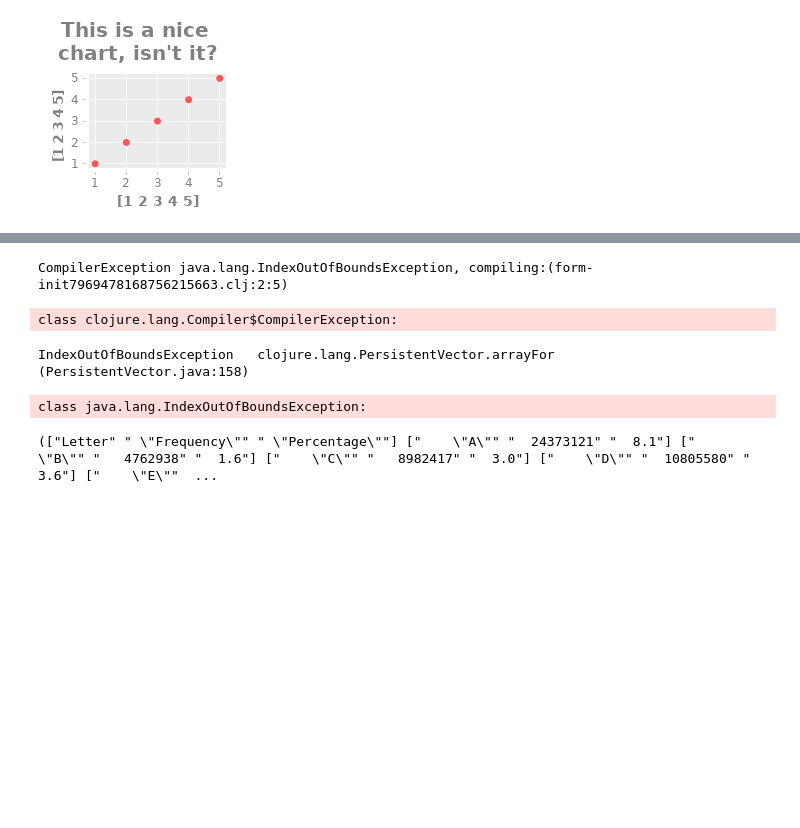
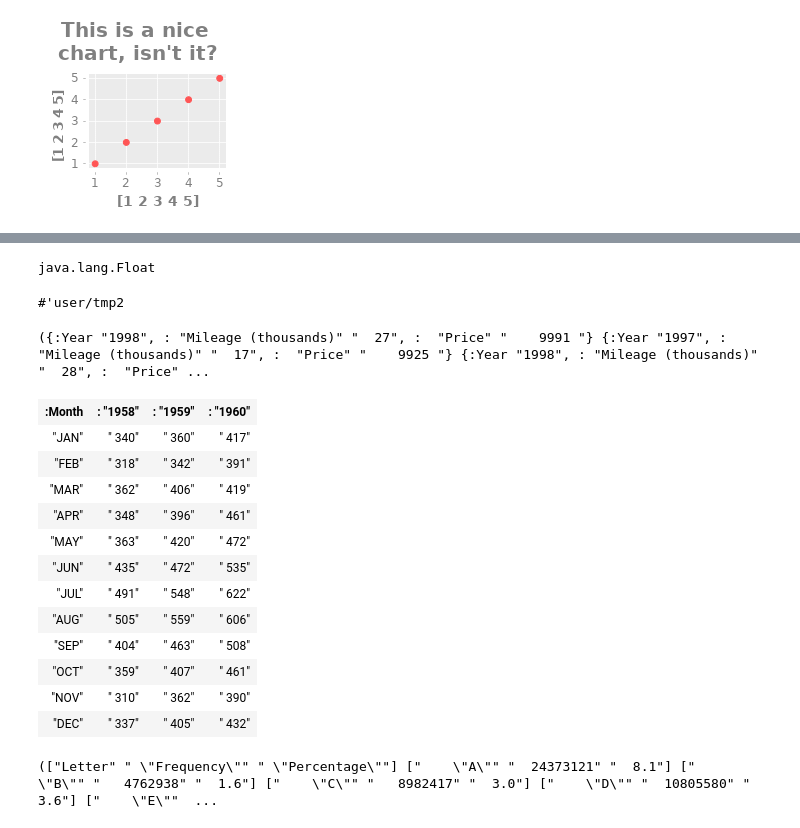
Before and after one commit to jtcbrule/whittemore, a Jupyter notebook: data-tests.ipynb, the cells around one changed output, grey strips where cells are left out. Saved outputs shown, nothing was run; the diff lists cells and outputs as text; code cells hidden in the pictures; blank space fills up the shorter version.

```diff
--- a/data-tests.ipynb
+++ b/data-tests.ipynb
@@ -199,13 +337,31 @@ java.lang.Double
+# %%
+(-> tmp :columns (nth 3) first type)
+# %% [output]
+java.lang.Float
+# %%
+(def tmp2
+    (read-dataset
+        "http://samplecsvs.s3.amazonaws.com/Sacramentorealestatetransactions.csv"
+        :header true))
+# %% [output]
+#'user/tmp2
+# %%
+(a/read-csv-tmp "https://people.sc.fsu.edu/~jburkardt/data/csv/ford_escort.csv")
+# %% [output]
+({:Year "1998", : "Mileage (thousands)" "  27", :  "Price" "    9991 "} {:Year "1997", : "Mileage (thousands)" "  17", :  "Price" "    9925 "} {:Year "1998", : "Mileage (thousands)" "  28", :  "Price" ...
 # %%
-(def alt-frequency
-    (a/read-csv
-        "https://people.sc.fsu.edu/~jburkardt/data/csv/letter_frequency.csv"))
+(a/read-csv "https://people.sc.fsu.edu/~jburkardt/data/csv/airtravel.csv")
 # %% [output]
-CompilerException java.lang.IndexOutOfBoundsException, compiling:(form-init7969478168756215663.clj:2:5)
-class clojure.lang.Compiler$CompilerException:
+| :Month | : "1958" | : "1959" | : "1960" |
+| "JAN" | " 340" | " 360" | " 417" |
+| "FEB" | " 318" | " 342" | " 391" |
+| "MAR" | " 362" | " 406" | " 419" |
+| "APR" | " 348" | " 396" | " 461" |
+| "MAY" | " 363" | " 420" | " 472" |
+| "JUN" | " 435" | " 472" | " 535" |
+| "JUL" | " 491" | " 548" | " 622" |
+| "AUG" | " 505" | " 559" | " 606" |
+| "SEP" | " 404" | " 463" | " 508" |
+| "OCT" | " 359" | " 407" | " 461" |
+| "NOV" | " 310" | " 362" | " 390" |
+| "DEC" | " 337" | " 405" | " 432" |
-# %%
-(a/read-csv
-    "https://people.sc.fsu.edu/~jburkardt/data/csv/letter_frequency.csv")
-# %% [output]
-IndexOutOfBoundsException   clojure.lang.PersistentVector.arrayFor (PersistentVector.java:158)
-class java.lang.IndexOutOfBoundsException:
```
Also changed, not shown: parts of 18 cells of this notebook, 3 other files.
